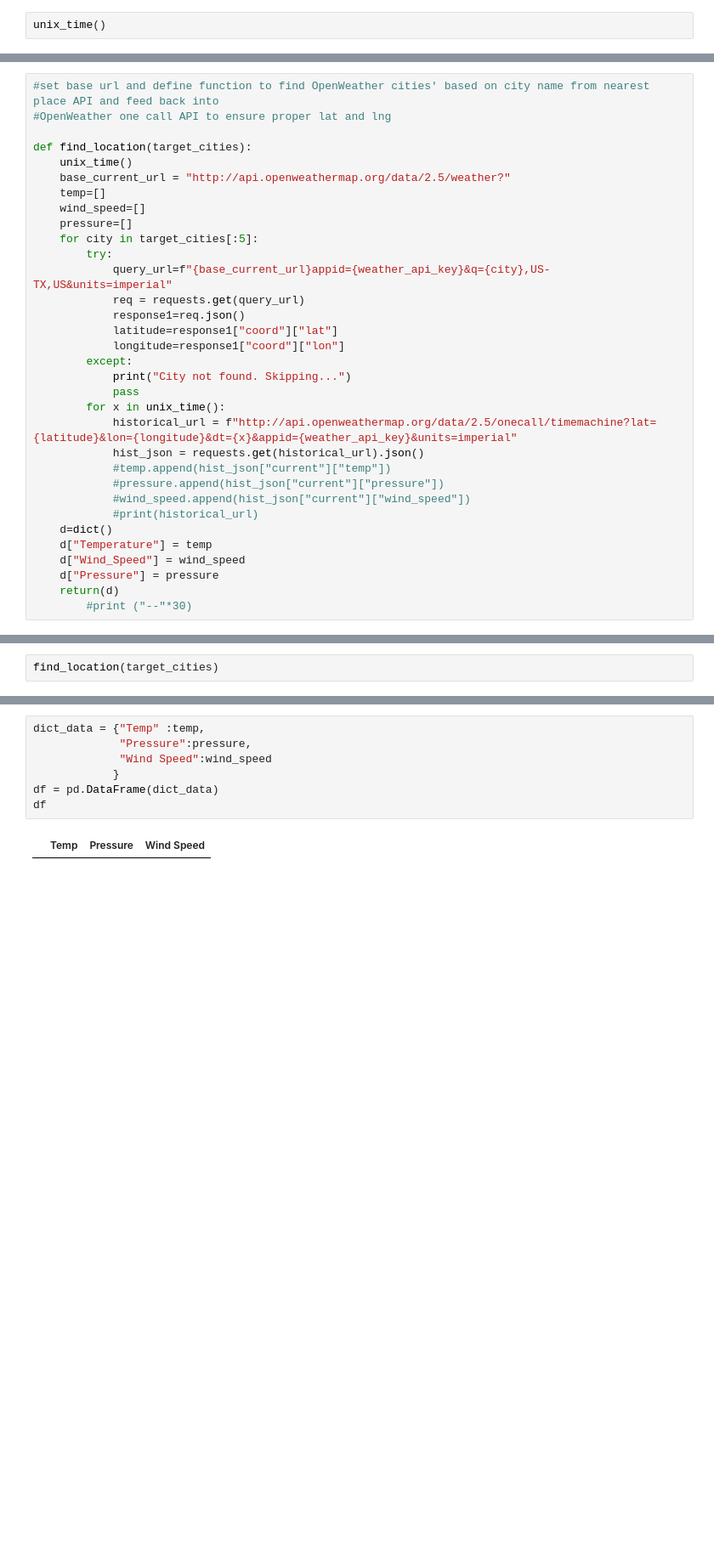
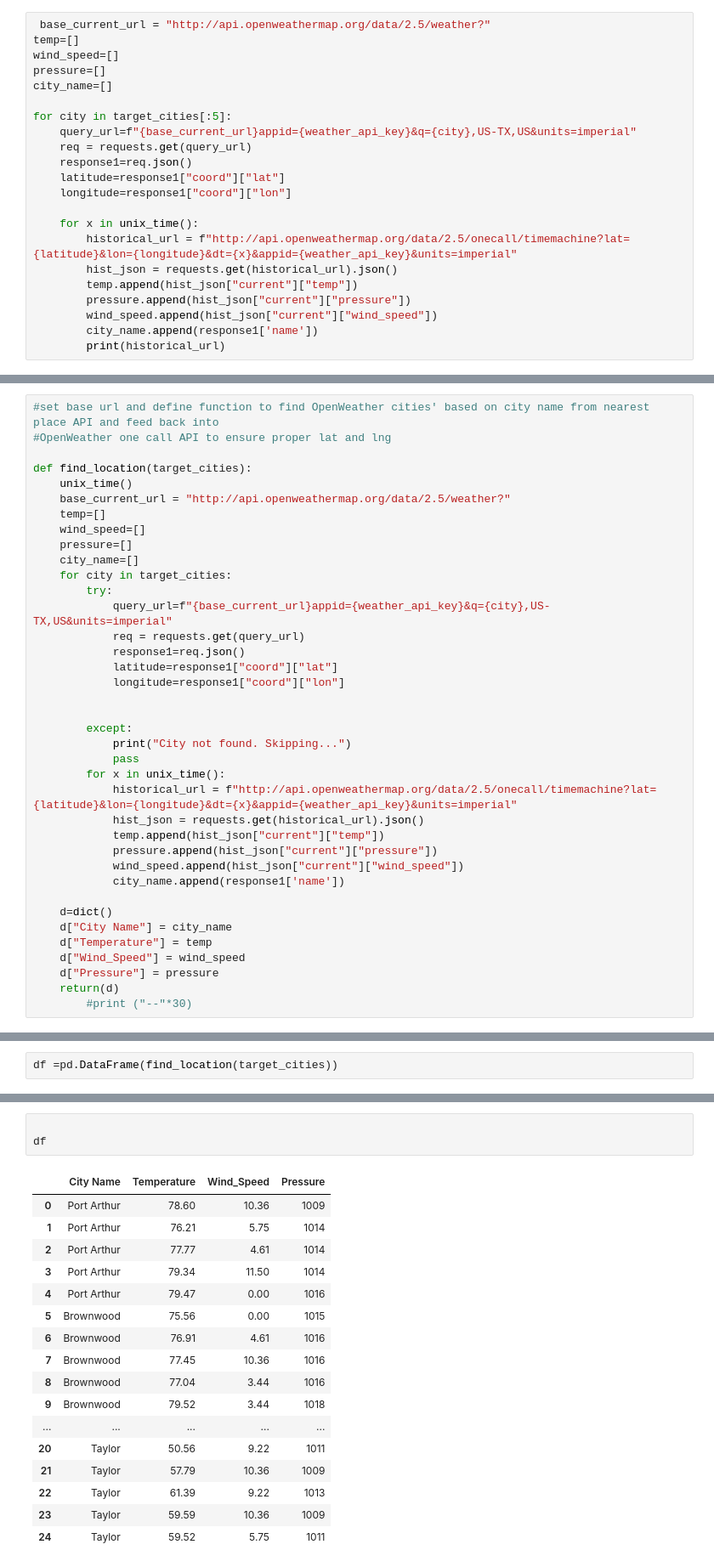
Before and after one commit to jakewmayfield/weather-prediction, a Jupyter notebook: weather_pull_practice.ipynb, the cells around one changed output, grey strips where cells are left out. Shown: that part at 85% size. Drawn from its saved outputs; the diff is of its cells as text; blank space fills up the shorter version.

```diff
--- a/weather_pull_practice.ipynb
+++ b/weather_pull_practice.ipynb
@@ -84,5 +95,25 @@ def unix_time():
         times.append(unixtime)
     return (times)
 # %%
-unix_time()
+ base_current_url = "http://api.openweathermap.org/data/2.5/weather?"
+temp=[]
+wind_speed=[]
+pressure=[]
+city_name=[]
+
+for city in target_cities[:5]:
+    query_url=f"{base_current_url}appid={weather_api_key}&q={city},US-TX,US&units=imperial"
+    req = requests.get(query_url)
+    response1=req.json()
+    latitude=response1["coord"]["lat"]
+    longitude=response1["coord"]["lon"]
+
+    for x in unix_time():
+        historical_url = f"http://api.openweathermap.org/data/2.5/onecall/timemachine?lat={latitude}&lon={longitude}&dt={x}&appid={weather_api_key}&units=imperial"
+        hist_json = requests.get(historical_url).json()
+        temp.append(hist_json["current"]["temp"])
+        pressure.append(hist_json["current"]["pressure"])
+        wind_speed.append(hist_json["current"]["wind_speed"])
+        city_name.append(response1['name'])
+        print(historical_url)
 # %% [output]
@@ -97,24 +128,29 @@ def find_location(target_cities):
     temp=[]
     wind_speed=[]
     pressure=[]
-    for city in target_cities[:5]:
+    city_name=[]
+    for city in target_cities:
         try:
             query_url=f"{base_current_url}appid={weather_api_key}&q={city},US-TX,US&units=imperial"
             req = requests.get(query_url)
             response1=req.json()
             latitude=response1["coord"]["lat"]
             longitude=response1["coord"]["lon"]
+
+
         except:
             print("City not found. Skipping...")
             pass
         for x in unix_time():
             historical_url = f"http://api.openweathermap.org/data/2.5/onecall/timemachine?lat={latitude}&lon={longitude}&dt={x}&appid={weather_api_key}&units=imperial"
             hist_json = requests.get(historical_url).json()
-            #temp.append(hist_json["current"]["temp"])
-            #pressure.append(hist_json["current"]["pressure"])
-            #wind_speed.append(hist_json["current"]["wind_speed"])
-            #print(historical_url)
+            temp.append(hist_json["current"]["temp"])
+            pressure.append(hist_json["current"]["pressure"])
+            wind_speed.append(hist_json["current"]["wind_speed"])
+            city_name.append(response1['name'])
+
     d=dict()
+    d["City Name"] = city_name
     d["Temperature"] = temp
     d["Wind_Speed"] = wind_speed
     d["Pressure"] = pressure
@@ -123,3 +183,3 @@ def find_location(target_cities):
 # %%
-find_location(target_cities)
+df =pd.DataFrame(find_location(target_cities))
 # %% [output]
@@ -131,9 +187,21 @@ print(len(wind_speed))
 # %%
-dict_data = {"Temp" :temp,
-             "Pressure":pressure,
-             "Wind Speed":wind_speed
-            }
-df = pd.DataFrame(dict_data)
+
 df
 # %% [output]
-|  | Temp | Pressure | Wind Speed |
+|  | City Name | Temperature | Wind_Speed | Pressure |
+| 0 | Port Arthur | 78.60 | 10.36 | 1009 |
+| 1 | Port Arthur | 76.21 | 5.75 | 1014 |
+| 2 | Port Arthur | 77.77 | 4.61 | 1014 |
+| 3 | Port Arthur | 79.34 | 11.50 | 1014 |
+| 4 | Port Arthur | 79.47 | 0.00 | 1016 |
+| 5 | Brownwood | 75.56 | 0.00 | 1015 |
+| 6 | Brownwood | 76.91 | 4.61 | 1016 |
+| 7 | Brownwood | 77.45 | 10.36 | 1016 |
+| 8 | Brownwood | 77.04 | 3.44 | 1016 |
+| 9 | Brownwood | 79.52 | 3.44 | 1018 |
+| ... | ... | ... | ... | ... |
+| 20 | Taylor | 50.56 | 9.22 | 1011 |
+| 21 | Taylor | 57.79 | 10.36 | 1009 |
+| 22 | Taylor | 61.39 | 9.22 | 1013 |
+| 23 | Taylor | 59.59 | 10.36 | 1009 |
+| 24 | Taylor | 59.52 | 5.75 | 1011 |
```
Also changed, not shown: parts of 9 cells of this notebook.
